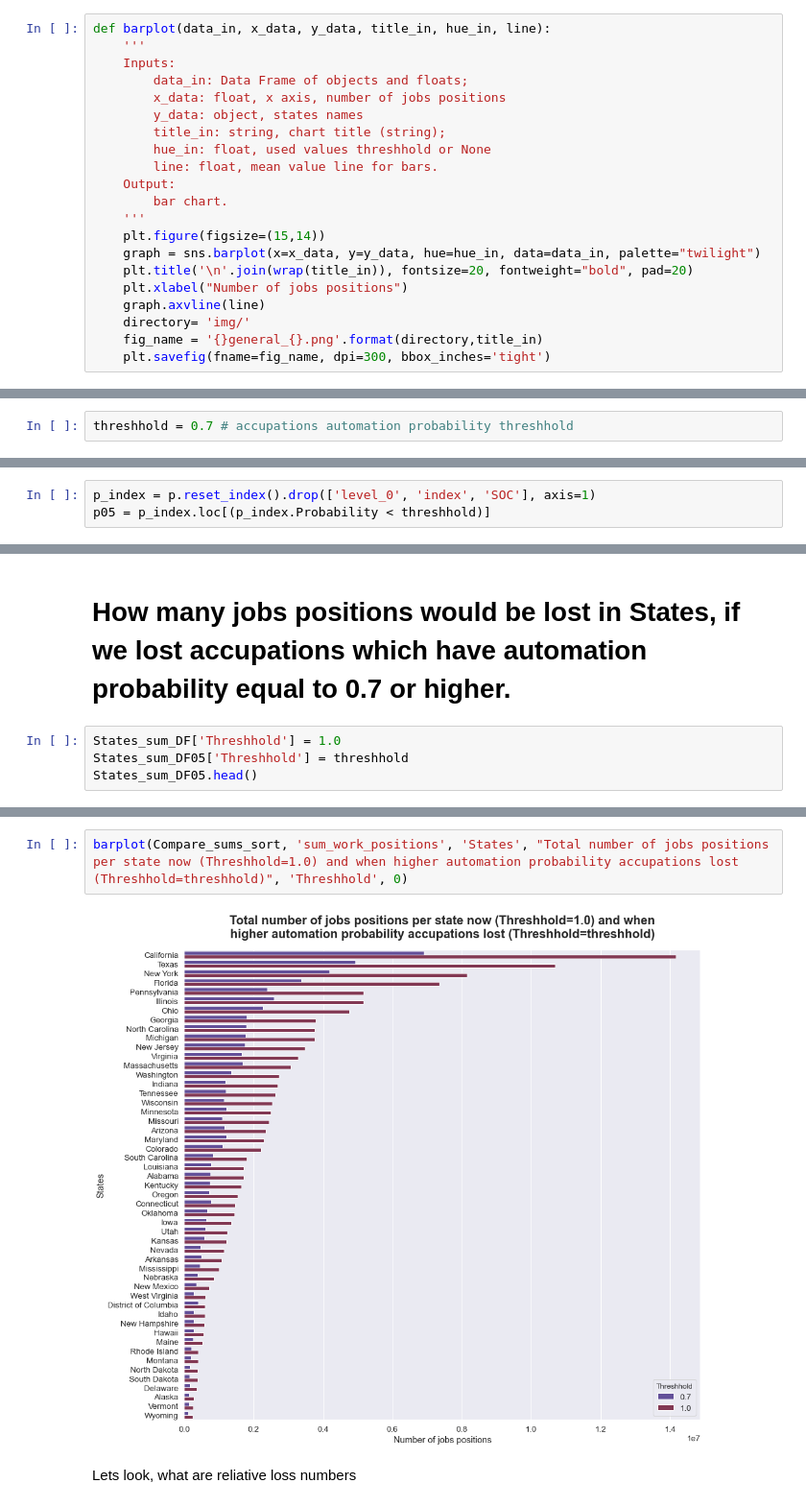
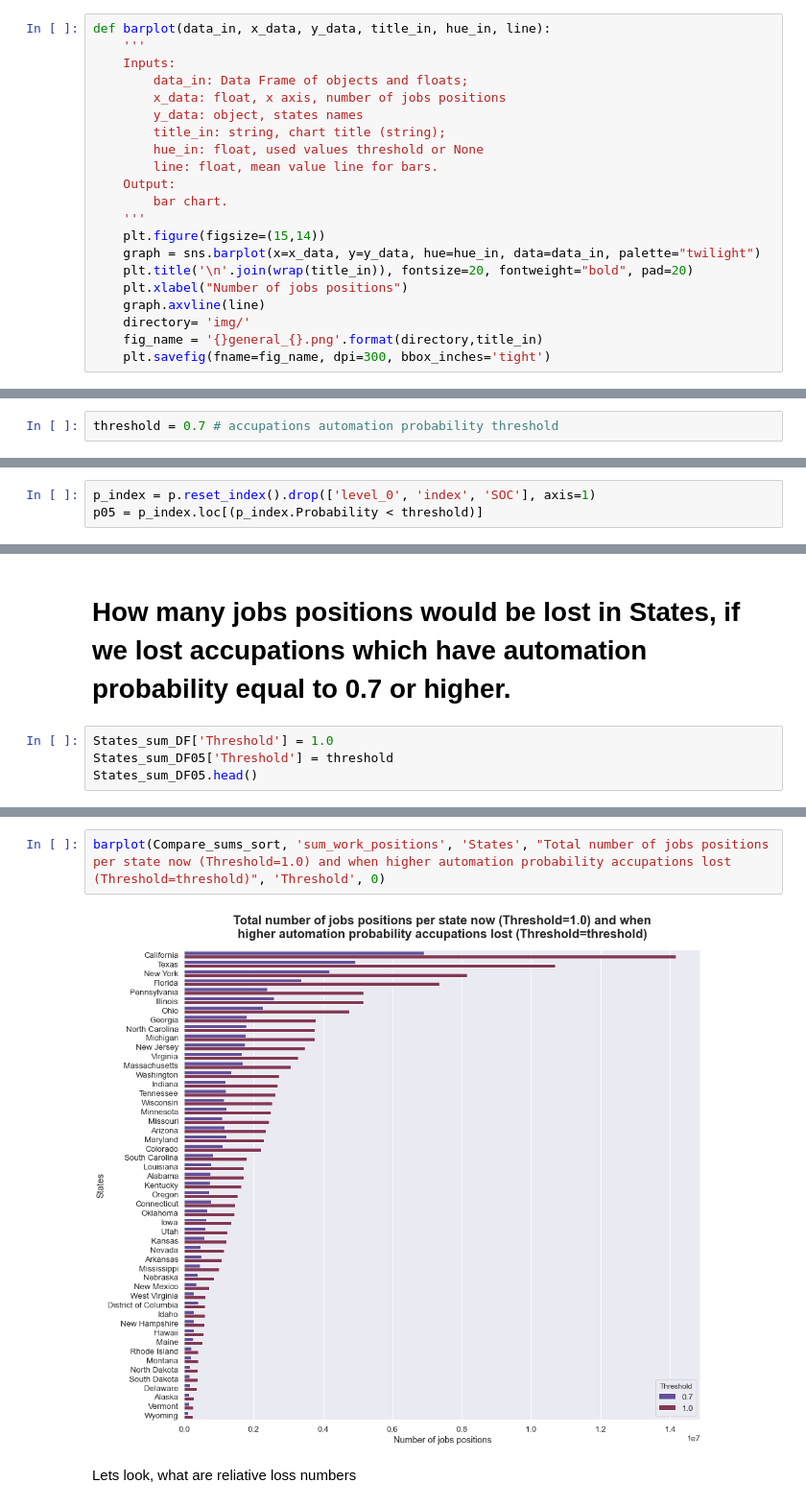
Before and after one commit to gadolinis/Automation_of_occupations_consequences_for_the_USA, a Jupyter notebook: Automation_of_occupations_consequences_for_the_USA.ipynb, the cells around one changed output, grey strips where cells are left out. Shown at 96% size. Drawn from its saved outputs; the diff is of its cells as text.

Commit message:
threshold commit

```diff
--- a/Automation_of_occupations_consequences_for_the_USA.ipynb
+++ b/Automation_of_occupations_consequences_for_the_USA.ipynb
@@ -58,7 +58,7 @@ def barplot(data_in, x_data, y_data, title_in, hue_in, line):
         x_data: float, x axis, number of jobs positions
         y_data: object, states names
         title_in: string, chart title (string);
-        hue_in: float, used values threshhold or None
+        hue_in: float, used values threshold or None
         line: float, mean value line for bars.
     Output:
         bar chart.
@@ -305,5 +313,5 @@ The lost work positions and state population ratio. I take lost work position, w
 # %%
-threshhold = 0.7 # accupations automation probability threshhold
+threshold = 0.7 # accupations automation probability threshold
 # %% [markdown]
 ## Total number of jobs positions per state
 # %% [markdown]
@@ -322,6 +330,6 @@ barplot(States_sum_sort, 'sum_work_positions', 'States', "Total number of jobs p
 # %%
 p_index = p.reset_index().drop(['level_0', 'index', 'SOC'], axis=1)
-p05 = p_index.loc[(p_index.Probability < threshhold)]
+p05 = p_index.loc[(p_index.Probability < threshold)]
 # %%
 sum_work_per_state05 = p05[state_names].sum()
 States_sum_DF05 = pd.DataFrame({'States':sum_work_per_state05.index, 'sum_work_positions':sum_work_per_state05.values})
@@ -341,7 +349,7 @@ barplot(States_sum_sort05, 'sum_work_positions', 'States', "Total number of jobs
 # %% [markdown]
 # How many jobs positions would be lost in States, if we lost accupations which have automation probability equal to 0.7 or higher.
 # %%
-States_sum_DF['Threshhold'] = 1.0
-States_sum_DF05['Threshhold'] = threshhold
+States_sum_DF['Threshold'] = 1.0
+States_sum_DF05['Threshold'] = threshold
 States_sum_DF05.head()
 # %% [output]
@@ -370,9 +378,9 @@ Compare_sums_sort
 | 50 | Wyoming | 114020 | 0.7 |
 102 rows × 3 columns
 # %%
-barplot(Compare_sums_sort, 'sum_work_positions', 'States', "Total number of jobs positions per state now (Threshhold=1.0) and when higher automation probability accupations lost (Threshhold=threshhold)", 'Threshhold', 0)
+barplot(Compare_sums_sort, 'sum_work_positions', 'States', "Total number of jobs positions per state now (Threshold=1.0) and when higher automation probability accupations lost (Threshold=threshold)", 'Threshold', 0)
 # %% [output]
-[figure, old version]
+[figure, new version]
 # %% [markdown]
 Lets look, what are reliative loss numbers
 # %%
```
Also changed, not shown: parts of 12 cells of this notebook.
